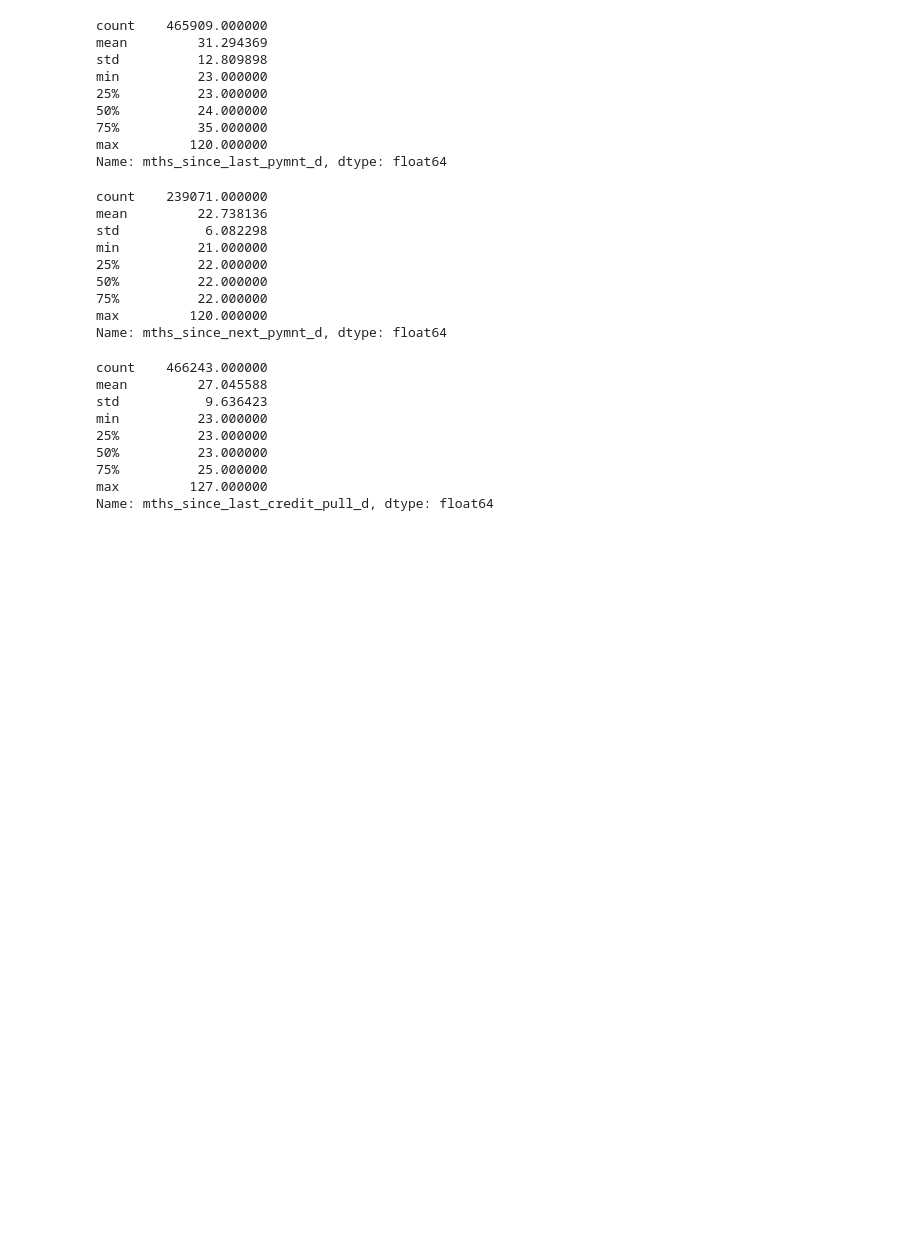
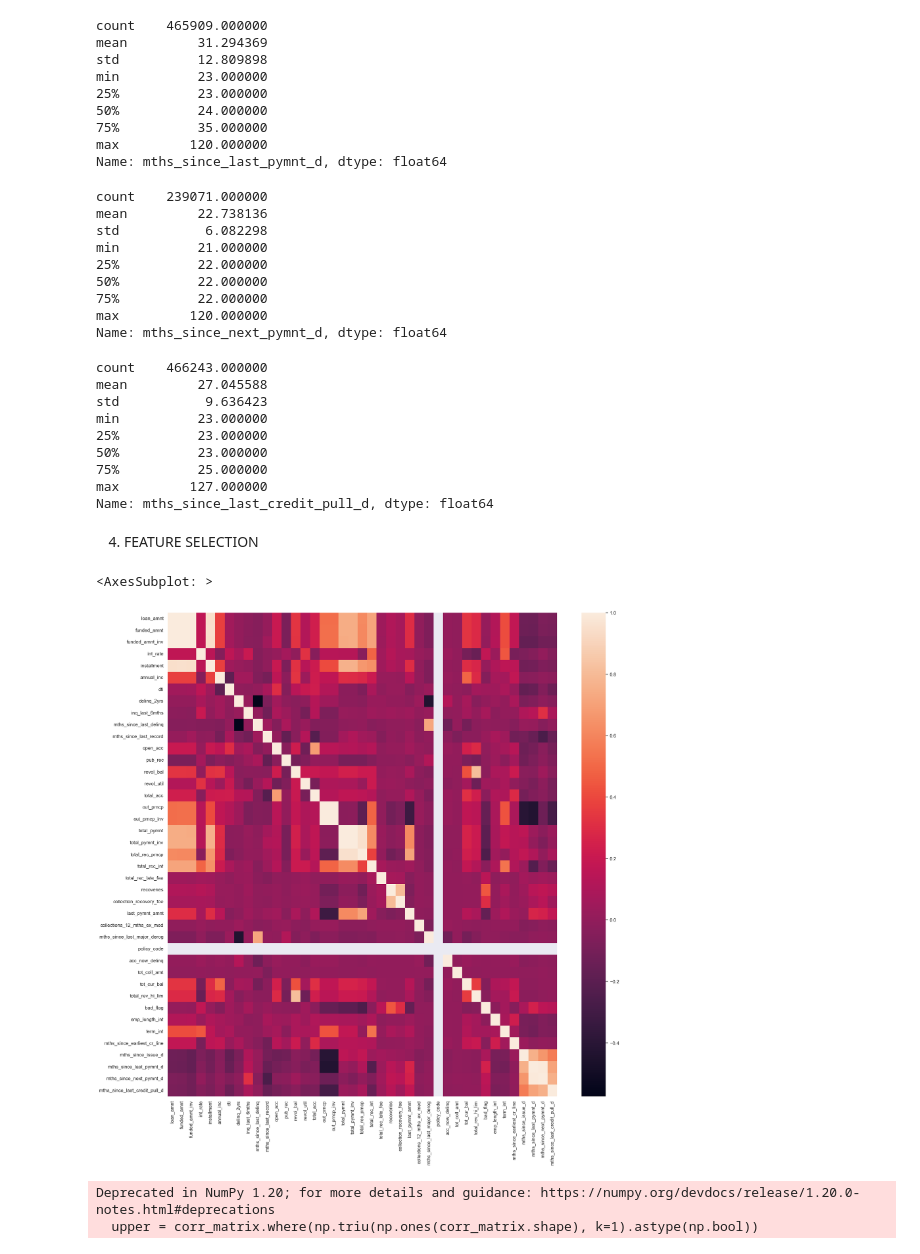
Before and after one commit to mikeglenlorenzogithub/GitDataScientist, a Jupyter notebook: project.ipynb, the cells around one changed output. Cells and saved outputs as stored; diff of their text form; code cells hidden in the pictures; blank space fills up the shorter version.

```diff
--- a/project.ipynb
+++ b/project.ipynb
@@ -269,3 +269,18 @@ max         127.000000
 Name: mths_since_last_credit_pull_d, dtype: float64
 # %%
 data.drop(['last_credit_pull_d', 'last_credit_pull_d_date'], axis=1, inplace=True)
+# %% [markdown]
+4. FEATURE SELECTION
+# %%
+plt.figure(figsize=(20,20))
+sns.heatmap(data.corr())
+# %% [output]
+<AxesSubplot: >
+[figure, added]
+# %%
+corr_matrix = data.corr().abs()
+upper = corr_matrix.where(np.triu(np.ones(corr_matrix.shape), k=1).astype(np.bool))
+to_drop_hicorr = [column for column in upper.columns if any(upper[column] > 0.7)]
+# %% [output]
+Deprecated in NumPy 1.20; for more details and guidance: https://numpy.org/devdocs/release/1.20.0-notes.html#deprecations
+  upper = corr_matrix.where(np.triu(np.ones(corr_matrix.shape), k=1).astype(np.bool))
```
Also changed, not shown: parts of 8 cells of this notebook.
